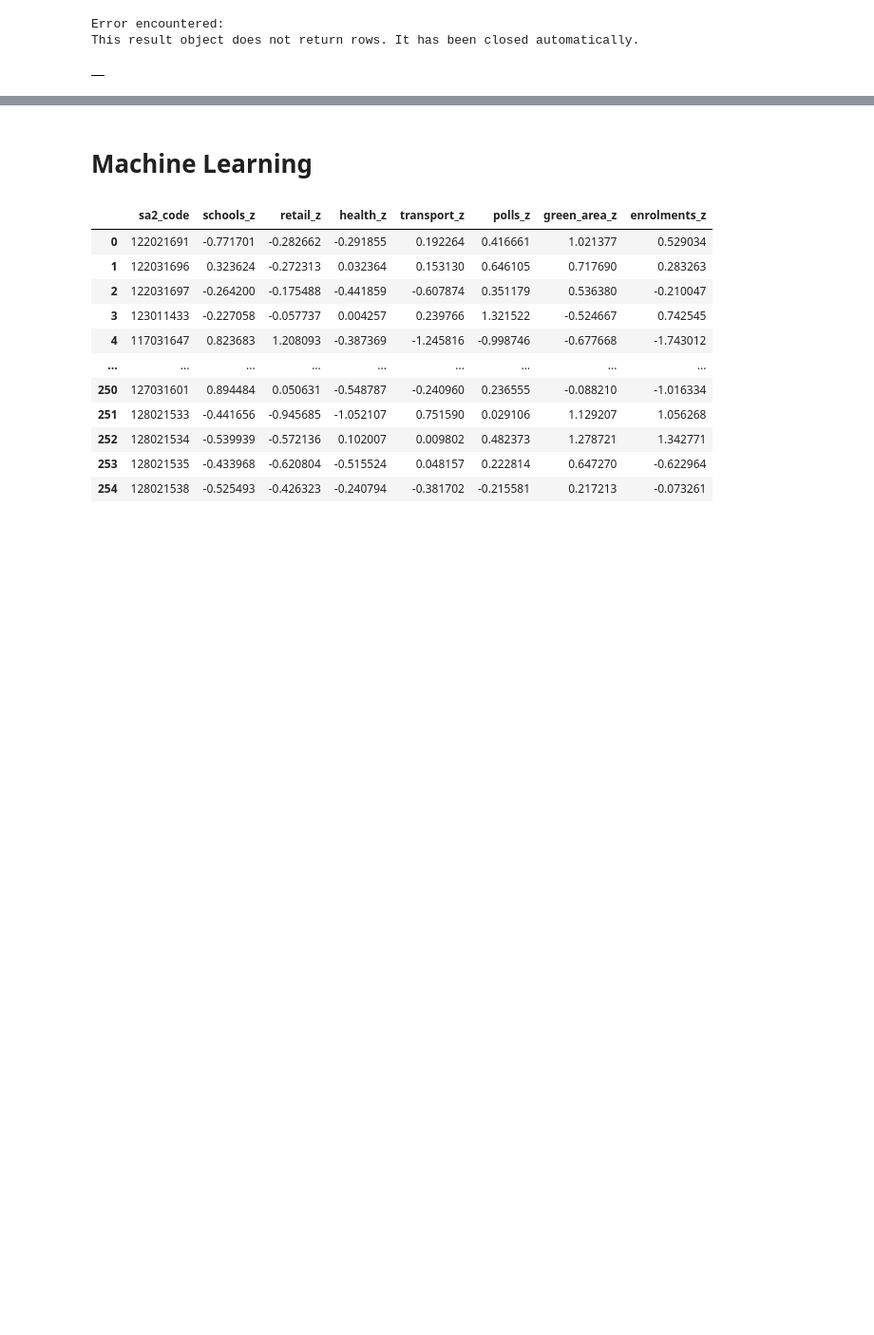
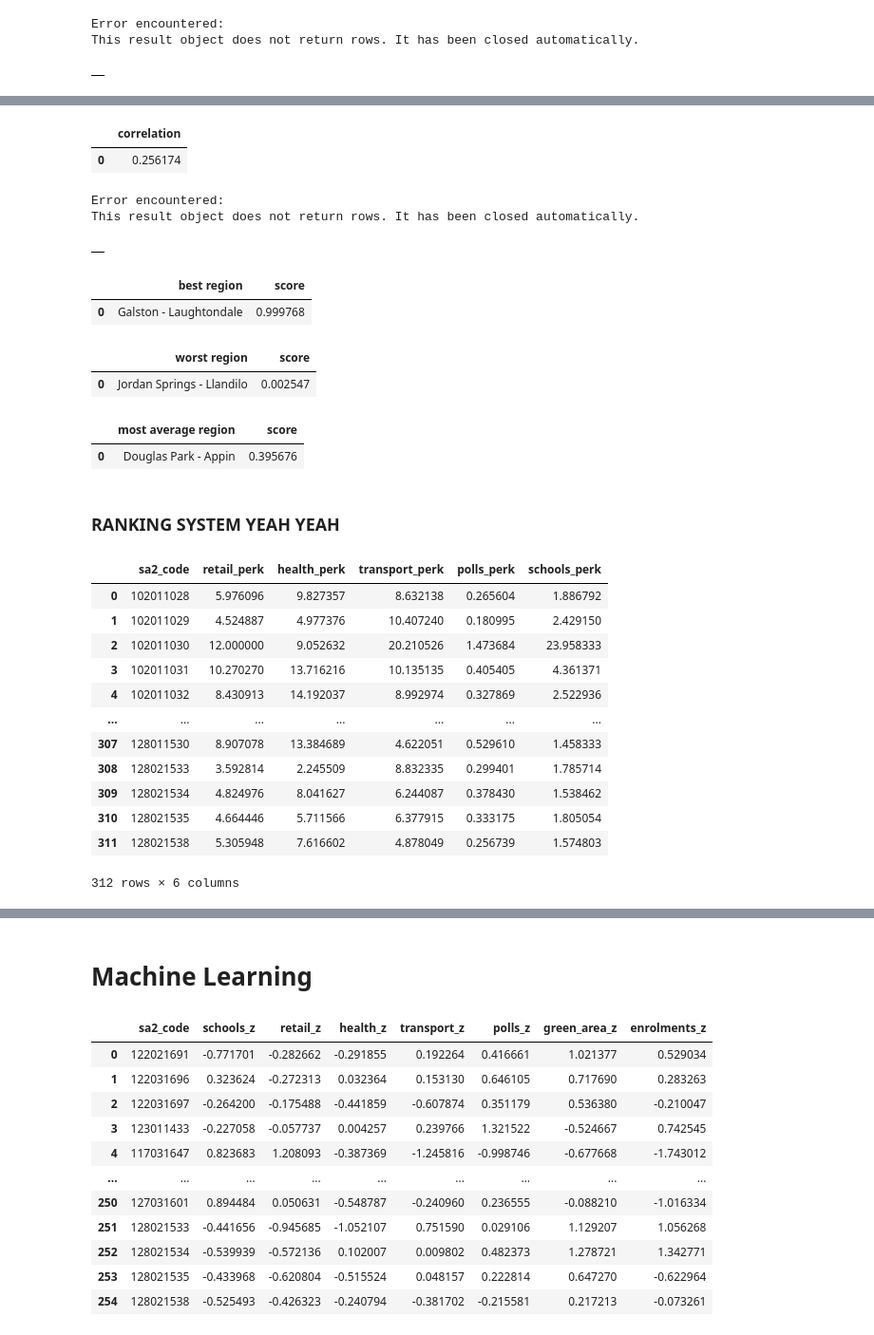
Before and after one commit to joshuahallam127/DATA2901_Assign, a Jupyter notebook: main.ipynb, the cells around one changed output, grey strips where cells are left out. Shown at 95% size. Drawn from its saved outputs; the diff is of its cells as text; code cells hidden in the pictures; blank space fills up the shorter version.

Commit message:
yeah

```diff
--- a/main.ipynb
+++ b/main.ipynb
@@ -2240 +2230,75 @@ sql = "SELECT * FROM z_scores_extented"
 df_z_score = gpd.GeoDataFrame.from_postgis(text(sql), conn, geom_col='geom')
+# %%
+sql = """
+SELECT CORR(I.median_income, Z.total_z) AS correlation
+FROM income I JOIN z_scores_extended Z ON I.sa2_code = Z.sa2_code
+"""
+query(conn, sql)
+# %% [output]
+|  | correlation |
+| 0 | 0.256174 |
+# %%
+sql = """
+DROP INDEX IF EXISTS idx_z_scores;
+CREATE INDEX idx_z_scores
+ON z_scores_extended(total_z)
+"""
+query(conn, sql)
+# %% [output]
+Error encountered:
+This result object does not return rows. It has been closed automatically.
+|  |
+# %%
+sql = """
+SELECT sa2_name AS "best region", total_z AS score
+FROM z_scores_extended
+ORDER BY total_z DESC
+LIMIT 1;
+"""
+query(conn, sql)
+# %% [output]
+|  | best region | score |
+| 0 | Galston - Laughtondale | 0.999768 |
+# %%
+sql = """
+SELECT sa2_name AS "worst region", total_z AS score
+FROM z_scores_extended
+ORDER BY total_z
+LIMIT 1;
+"""
+query(conn, sql)
+# %% [output]
+|  | worst region | score |
+| 0 | Jordan Springs - Llandilo | 0.002547 |
+# %%
+sql = """
+SELECT sa2_name AS "most average region", total_z AS score
+FROM z_scores_extended
+ORDER BY ABS(total_z - (SELECT AVG(total_z) FROM z_scores_extended))
+LIMIT 1;
+"""
+query(conn, sql)
+# %% [output]
+|  | most average region | score |
+| 0 | Douglas Park - Appin | 0.395676 |
+# %% [markdown]
+### RANKING SYSTEM YEAH YEAH
+# %%
+sql = """
+SELECT * FROM per_thousand
+"""
+query(conn, sql)
+# %% [output]
+|  | sa2_code | retail_perk | health_perk | transport_perk | polls_perk | schools_perk |
+| 0 | 102011028 | 5.976096 | 9.827357 | 8.632138 | 0.265604 | 1.886792 |
+| 1 | 102011029 | 4.524887 | 4.977376 | 10.407240 | 0.180995 | 2.429150 |
+| 2 | 102011030 | 12.000000 | 9.052632 | 20.210526 | 1.473684 | 23.958333 |
+| 3 | 102011031 | 10.270270 | 13.716216 | 10.135135 | 0.405405 | 4.361371 |
+| 4 | 102011032 | 8.430913 | 14.192037 | 8.992974 | 0.327869 | 2.522936 |
+| ... | ... | ... | ... | ... | ... | ... |
+| 307 | 128011530 | 8.907078 | 13.384689 | 4.622051 | 0.529610 | 1.458333 |
+| 308 | 128021533 | 3.592814 | 2.245509 | 8.832335 | 0.299401 | 1.785714 |
+| 309 | 128021534 | 4.824976 | 8.041627 | 6.244087 | 0.378430 | 1.538462 |
+| 310 | 128021535 | 4.664446 | 5.711566 | 6.377915 | 0.333175 | 1.805054 |
+| 311 | 128021538 | 5.305948 | 7.616602 | 4.878049 | 0.256739 | 1.574803 |
+312 rows × 6 columns
```
Also changed, not shown: parts of 42 cells of this notebook, 2 other files.
